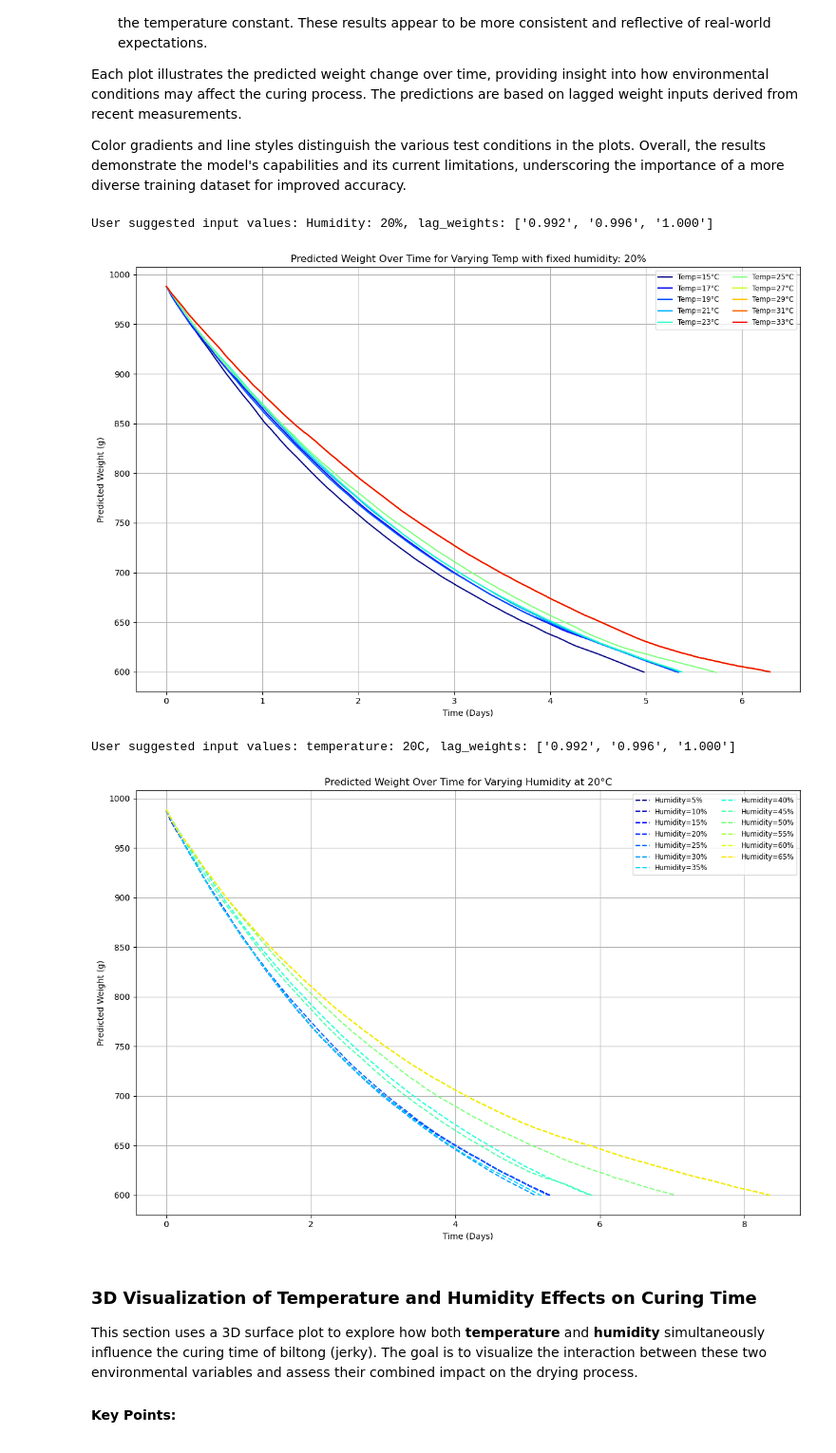
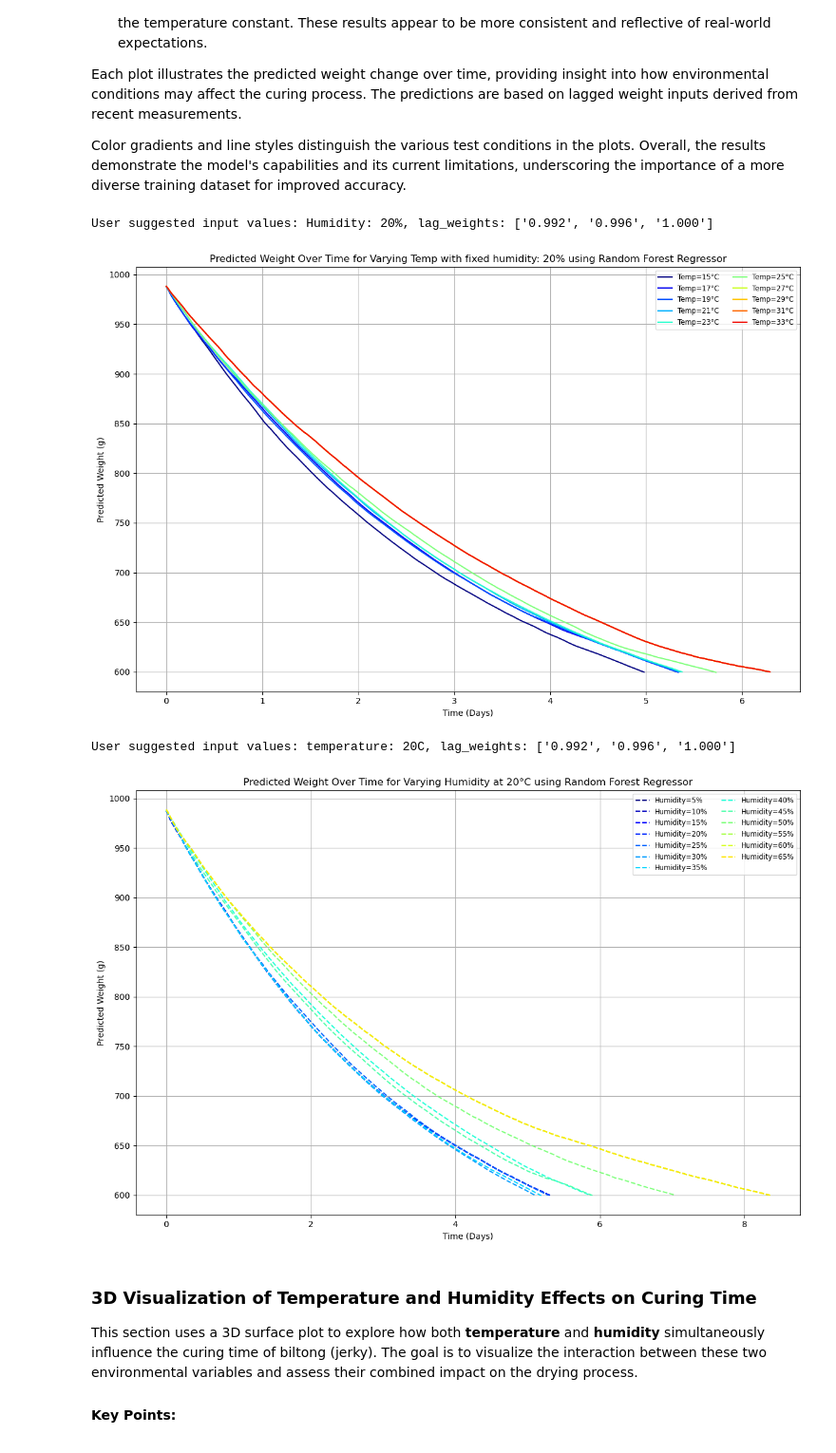
Before and after one commit to Nordtus/BiltongerML, a Jupyter notebook: Bilton_ML.ipynb, the cells around one changed output. Shown: that part at 95% size. Saved outputs shown, nothing was run; the diff lists cells and outputs as text; code cells hidden in the pictures.

```diff
--- a/Bilton_ML.ipynb
+++ b/Bilton_ML.ipynb
@@ -486,7 +490,7 @@ for i, prev_temp in enumerate(range(START_TEMP, END_TEMP, STEP_TEMP)):
 
 plt.xlabel('Time (Days)')
 plt.ylabel('Predicted Weight (g)')
-plt.title(f'Predicted Weight Over Time for Varying Temp with fixed humidity: {humidity}%')
+plt.title(f'Predicted Weight Over Time for Varying Temp with fixed humidity: {humidity}% using Random Forest Regressor')
 plt.legend(ncol=2, fontsize='small')
 plt.grid(True)
 plt.tight_layout()
@@ -504,37 +508,38 @@ END_HUM = 70
 STEP_HUM = 5
 
 for i, prev_humidity in enumerate(range(START_HUM, END_HUM, STEP_HUM)):
     time_list = []
     weight_list = []
     lags = lag_weights.copy()
 
     for future_time in range(MAX_TIME):
         input_df = predict_future_weight(future_time, temperature, prev_humidity, lags)
         predicted_weight = model.predict(input_df)[0]
 
         lags = [predicted_weight] + lags[:-1]
 
         time_list.append(future_time)
         weight_list.append(predicted_weight)
 
         if predicted_weight < NORMARLIZED_CURE_WEIGHT:
             break
 
     plt.plot([t / 48 for t in time_list], [w * 1000 for w in weight_list],
              label=f'Humidity={prev_humidity}%', color=colors_hum[i], linestyle='dashed')
 
 plt.xlabel('Time (Days)')
 plt.ylabel('Predicted Weight (g)')
-plt.title(f'Predicted Weight Over Time for Varying Humidity at {temperature}°C')
+plt.title(f'Predicted Weight Over Time for Varying Humidity at {temperature}°C using Random Forest Regressor')
 plt.legend(ncol=2, fontsize='small')
 plt.grid(True)
 plt.tight_layout()
+plt.savefig('assets/predicted-weight-over-time.png', dpi=150, bbox_inches='tight')
 plt.show()
 # %% [output]
 User suggested input values: Humidity: 20%, lag_weights: ['0.992', '0.996', '1.000']
-[figure, old version]
+[figure, new version]
 User suggested input values: temperature: 20C, lag_weights: ['0.992', '0.996', '1.000']
-[figure, old version]
+[figure, new version]
 # %% [markdown]
 ### 3D Visualization of Temperature and Humidity Effects on Curing Time
 
```
Also changed, not shown: parts of 4 cells of this notebook, 17 other files.
